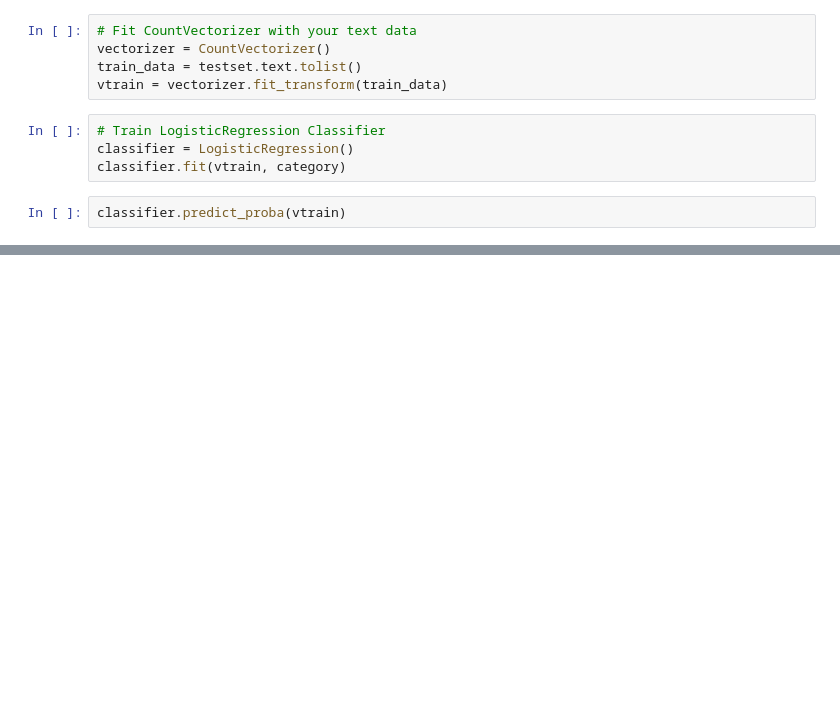
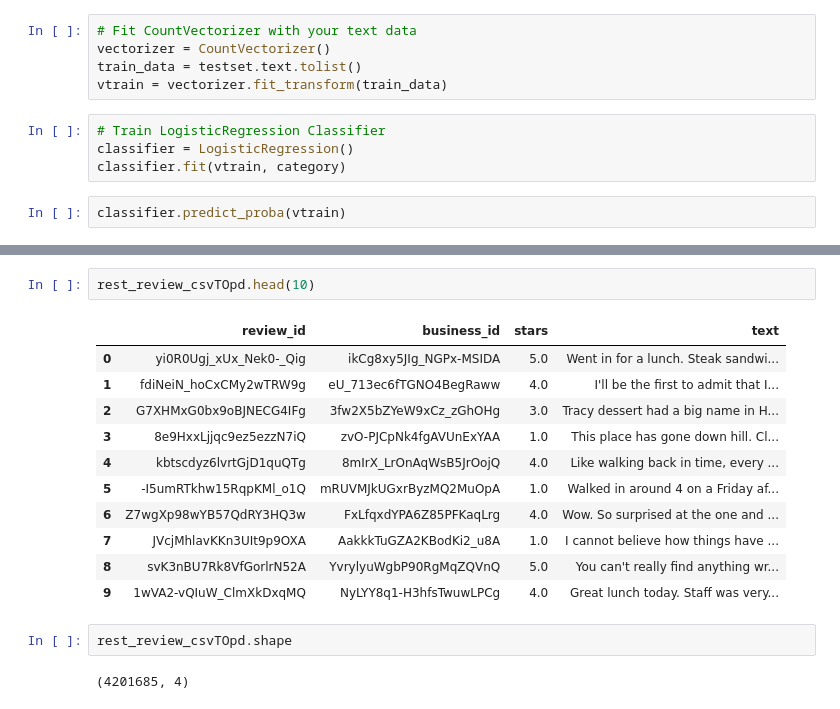
Before and after one commit to kylievo/yelp_reviews, a Jupyter notebook: Analysis.ipynb, the cells around one changed output, grey strips where cells are left out. Drawn from its saved outputs; the diff is of its cells as text; blank space fills up the shorter version.

```diff
--- a/Analysis.ipynb
+++ b/Analysis.ipynb
@@ -129,0 +150,18 @@ classifier.predict_proba(vtrain)
+# %%
+rest_review_csvTOpd.head(10)
+# %% [output]
+|  | review_id | business_id | stars | text |
+| 0 | yi0R0Ugj_xUx_Nek0-_Qig | ikCg8xy5JIg_NGPx-MSIDA | 5.0 | Went in for a lunch. Steak sandwi... |
+| 1 | fdiNeiN_hoCxCMy2wTRW9g | eU_713ec6fTGNO4BegRaww | 4.0 | I'll be the first to admit that I... |
+| 2 | G7XHMxG0bx9oBJNECG4IFg | 3fw2X5bZYeW9xCz_zGhOHg | 3.0 | Tracy dessert had a big name in H... |
+| 3 | 8e9HxxLjjqc9ez5ezzN7iQ | zvO-PJCpNk4fgAVUnExYAA | 1.0 | This place has gone down hill. Cl... |
+| 4 | kbtscdyz6lvrtGjD1quQTg | 8mIrX_LrOnAqWsB5JrOojQ | 4.0 | Like walking back in time, every ... |
+| 5 | -I5umRTkhw15RqpKMl_o1Q | mRUVMJkUGxrByzMQ2MuOpA | 1.0 | Walked in around 4 on a Friday af... |
+| 6 | Z7wgXp98wYB57QdRY3HQ3w | FxLfqxdYPA6Z85PFKaqLrg | 4.0 | Wow. So surprised at the one and ... |
+| 7 | JVcjMhlavKKn3UIt9p9OXA | AakkkTuGZA2KBodKi2_u8A | 1.0 | I cannot believe how things have ... |
+| 8 | svK3nBU7Rk8VfGorlrN52A | YvrylyuWgbP90RgMqZQVnQ | 5.0 | You can't really find anything wr... |
+| 9 | 1wVA2-vQIuW_ClmXkDxqMQ | NyLYY8q1-H3hfsTwuwLPCg | 4.0 | Great lunch today. Staff was very... |
+# %%
+rest_review_csvTOpd.shape
+# %% [output]
+(4201685, 4)
```
Also changed, not shown: parts of 5 cells of this notebook.
